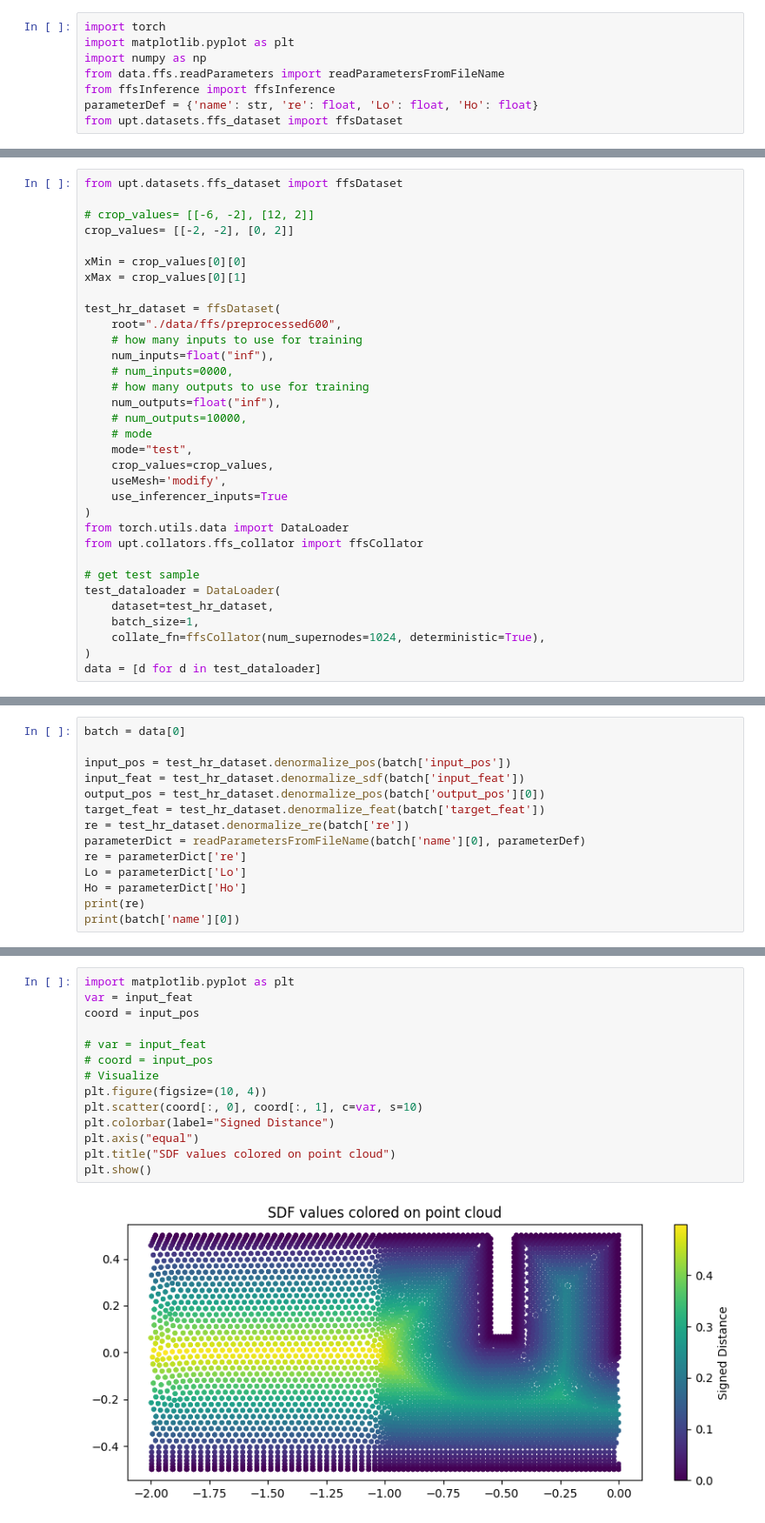
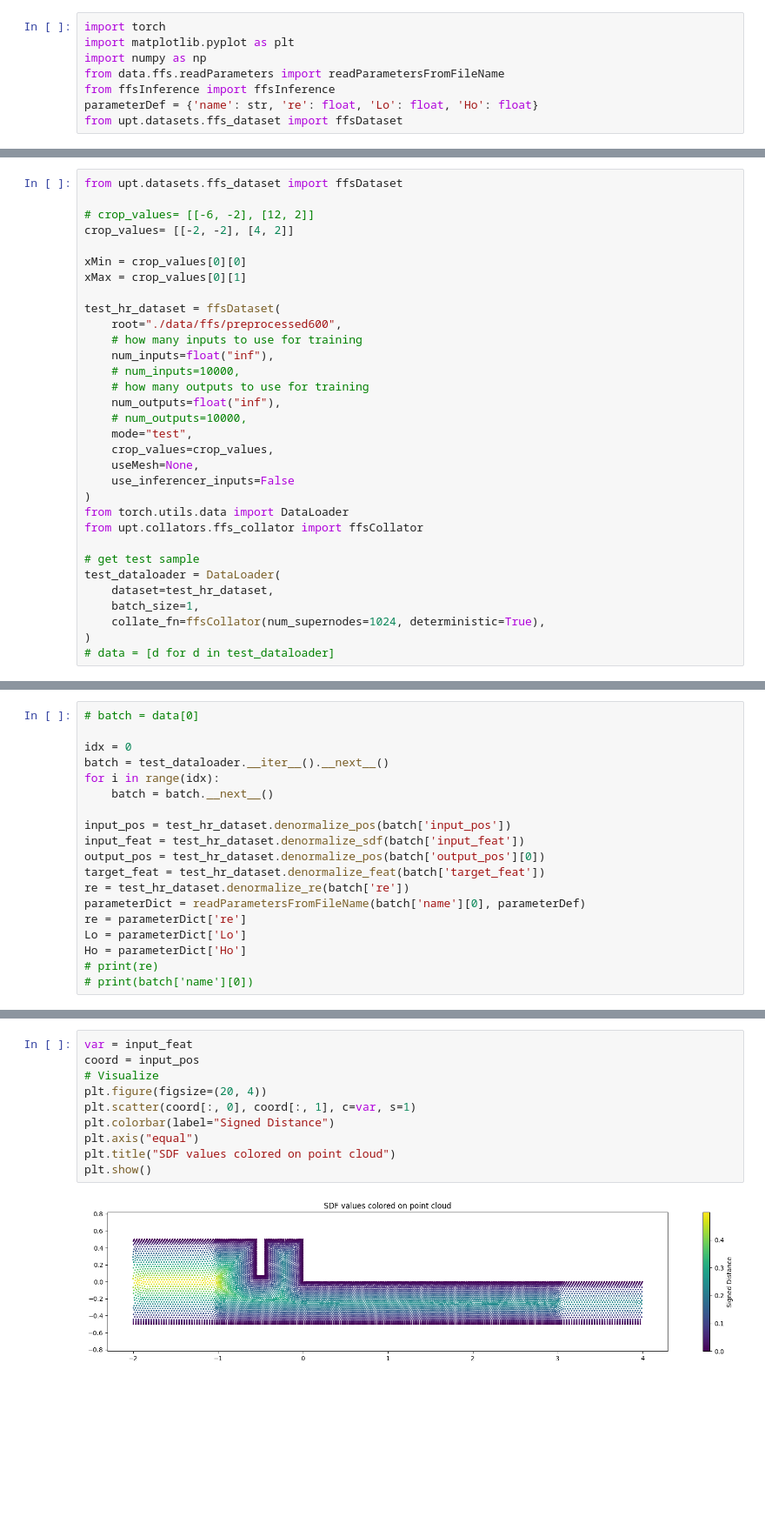
Before and after one commit to battlejacket/upt-tutorial, a Jupyter notebook: data.ipynb, the cells around one changed output, grey strips where cells are left out. Shown at 87% size. Saved outputs shown, nothing was run; the diff lists cells and outputs as text; blank space fills up the shorter version.

```diff
--- a/data.ipynb
+++ b/data.ipynb
@@ -41,7 +10,7 @@ from upt.datasets.ffs_dataset import ffsDataset
 from upt.datasets.ffs_dataset import ffsDataset
 
 # crop_values= [[-6, -2], [12, 2]]
-crop_values= [[-2, -2], [0, 2]]
+crop_values= [[-2, -2], [4, 2]]
 
 xMin = crop_values[0][0]
 xMax = crop_values[0][1]
@@ -50,15 +19,14 @@ test_hr_dataset = ffsDataset(
     root="./data/ffs/preprocessed600",
     # how many inputs to use for training
     num_inputs=float("inf"),
-    # num_inputs=0000,
+    # num_inputs=10000,
     # how many outputs to use for training
     num_outputs=float("inf"),
     # num_outputs=10000,
-    # mode
     mode="test",
     crop_values=crop_values,
-    useMesh='modify',
-    use_inferencer_inputs=True
+    useMesh=None,
+    use_inferencer_inputs=False
 )
 from torch.utils.data import DataLoader
 from upt.collators.ffs_collator import ffsCollator
@@ -69,4 +37,4 @@ test_dataloader = DataLoader(
     batch_size=1,
     collate_fn=ffsCollator(num_supernodes=1024, deterministic=True),
 )
-data = [d for d in test_dataloader]
+# data = [d for d in test_dataloader]
@@ -75,5 +41,10 @@ base mesh set
 # %%
-batch = data[0]
+# batch = data[0]
+
+idx = 0
+batch = test_dataloader.__iter__().__next__()
+for i in range(idx):
+    batch = batch.__next__()
 
 input_pos = test_hr_dataset.denormalize_pos(batch['input_pos'])
 input_feat = test_hr_dataset.denormalize_sdf(batch['input_feat'])
@@ -84,5 +55,5 @@ parameterDict = readParametersFromFileName(batch['name'][0], parameterDef)
 re = parameterDict['re']
 Lo = parameterDict['Lo']
 Ho = parameterDict['Ho']
-print(re)
-print(batch['name'][0])
+# print(re)
+# print(batch['name'][0])
@@ -92,16 +60,12 @@ DP501_169,74999999999994_0,54733333333333234_0,433666666666669
 # %%
-import matplotlib.pyplot as plt
 var = input_feat
 coord = input_pos
-
-# var = input_feat
-# coord = input_pos
 # Visualize
-plt.figure(figsize=(10, 4))
-plt.scatter(coord[:, 0], coord[:, 1], c=var, s=10)
+plt.figure(figsize=(20, 4))
+plt.scatter(coord[:, 0], coord[:, 1], c=var, s=1)
 plt.colorbar(label="Signed Distance")
 plt.axis("equal")
 plt.title("SDF values colored on point cloud")
 plt.show()
 # %% [output]
-[figure, old version]
+[figure, new version]
```
Also changed, not shown: parts of 14 cells of this notebook, 2 other files.
